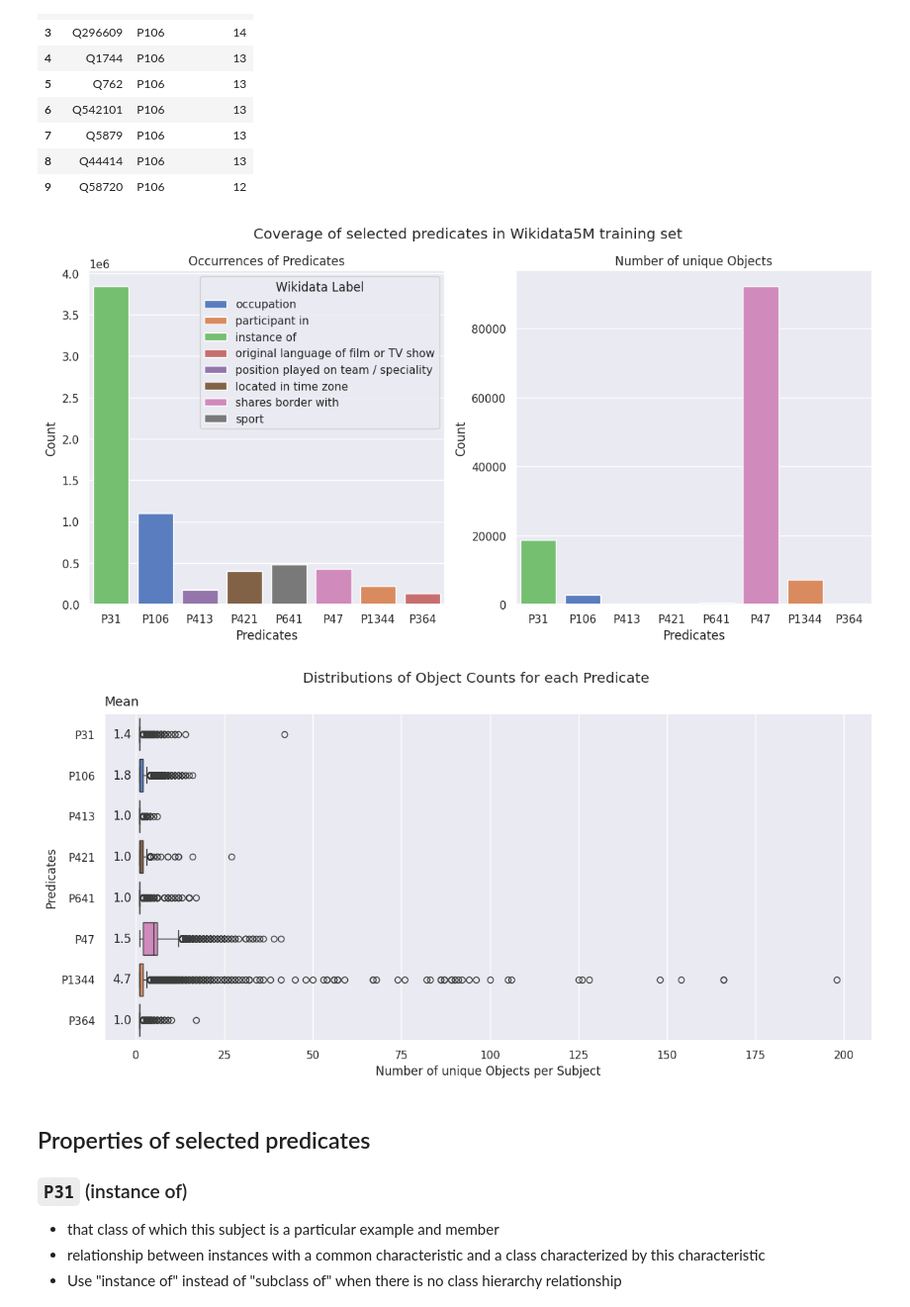
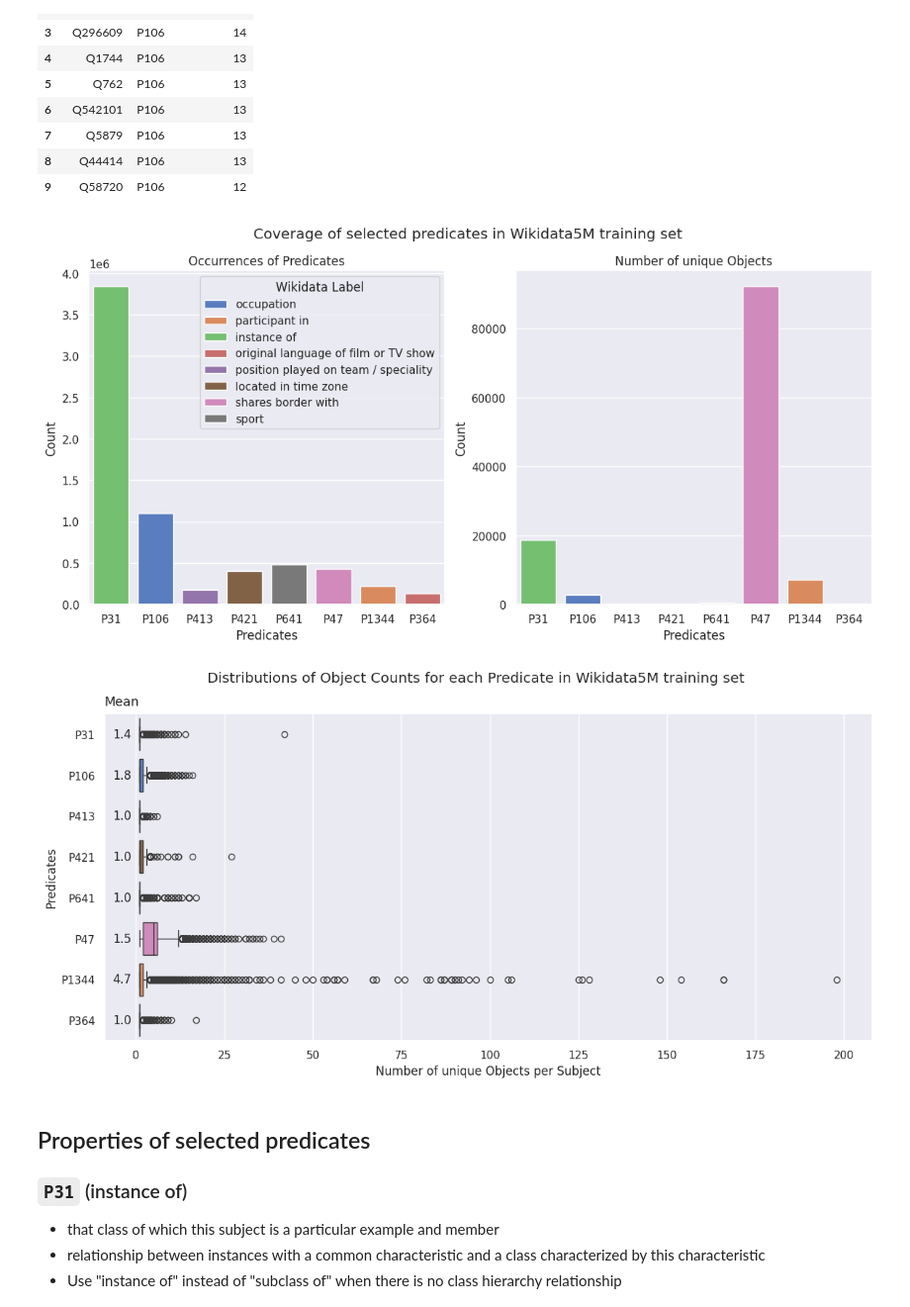
Before and after one commit to mortenterhart/KGE_Query_Completion, a Jupyter notebook: compare_example_predicates.ipynb, the cells around one changed output. Shown at 99% size. Saved outputs shown, nothing was run; the diff lists cells and outputs as text; code cells hidden in the pictures.

```diff
--- a/compare_example_predicates.ipynb
+++ b/compare_example_predicates.ipynb
@@ -573,35 +573,35 @@ def plot_dataset_predicate_counts(predicate_counts, object_counts, sort_order):
     # Plotting object counts
     ax2 = sns.barplot(x='P', y='total_object_count', data=predicate_counts, ax=axes[1], hue='wd_label', order=sort_order, palette='muted', legend=False)
     ax2.set_title('Number of unique Objects')
     ax2.set_xlabel('Predicates')
     ax2.set_ylabel('Count')
 
     plt.show()
 
     for (_, pred, wd_label) in predicate_counts[['P', 'wd_label']].itertuples():
         object_counts.loc[object_counts['P'] == pred, 'wd_label'] = wd_label
 
     object_count_means = object_counts.groupby('P')['object_count'].mean()
 
     fig = plt.figure(figsize=(14, 6))
-    fig.suptitle('Distributions of Object Counts for each Predicate')
+    fig.suptitle('Distributions of Object Counts for each Predicate in Wikidata5M training set')
 
     ax3 = sns.boxplot(y='P', x='object_count', data=object_counts, order=sort_order, orient='y', hue='wd_label', palette='muted', legend=False)
     ax3.set_xlabel('Number of unique Objects per Subject')
     ax3.set_ylabel('Predicates')
 
     predicate_yticks = ax3.get_yticks()
     ax3.text(-4, -0.8, 'Mean', ha='center', va='center', size=13)
     for ytick in predicate_yticks:
         ax3.text(-4, ytick, '%.1f' % object_count_means.iloc[ytick], ha='center', va='center', size='medium')
 
     plt.show()
 
 
 plot_dataset_predicate_counts(example_predicate_counts, example_predicate_object_counts, example_predicates)
 # %% [output]
 [figure]
-[figure, old version]
+[figure, new version]
 # %% [markdown]
 ## Properties of selected predicates
 
```
